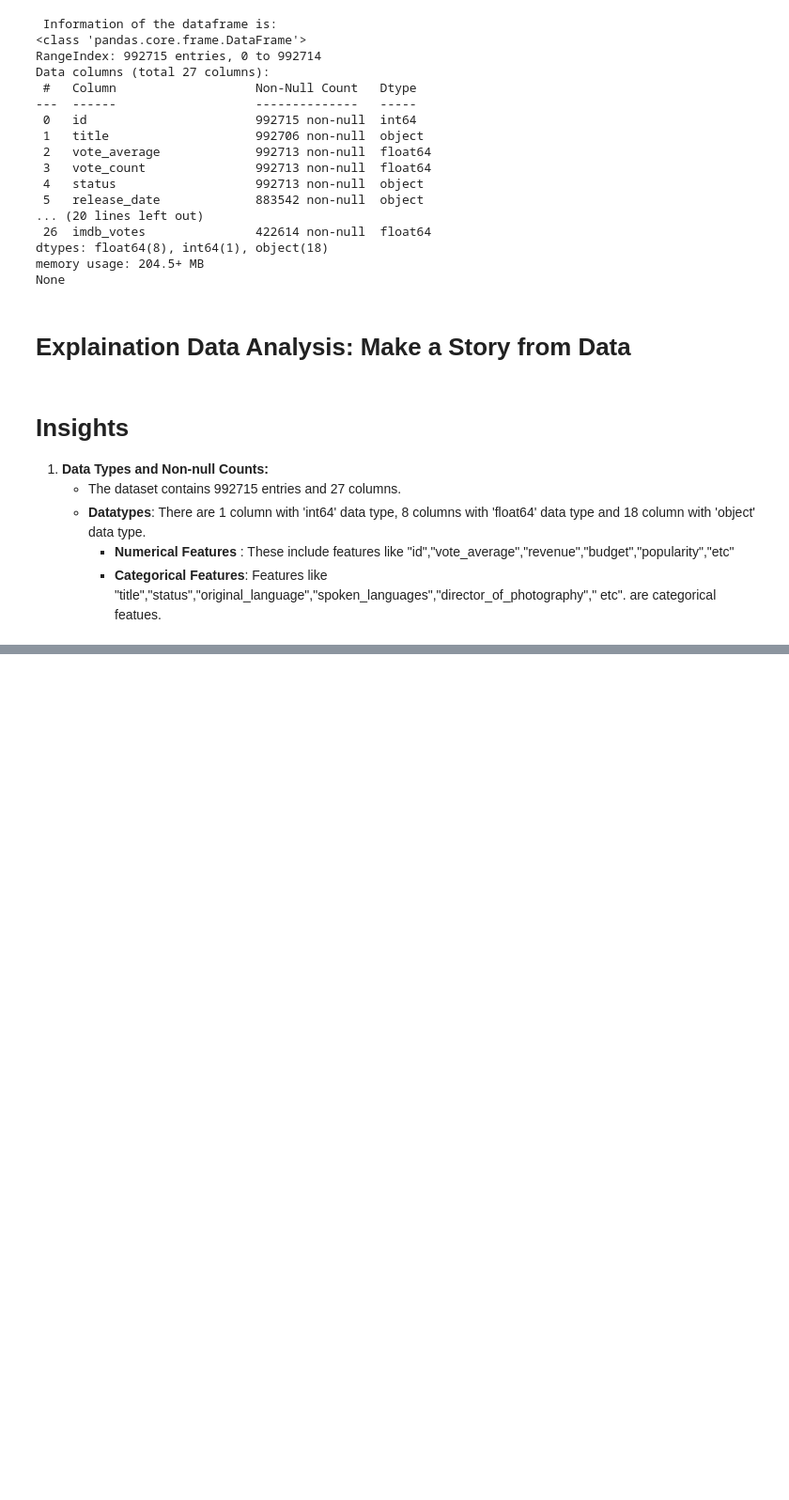
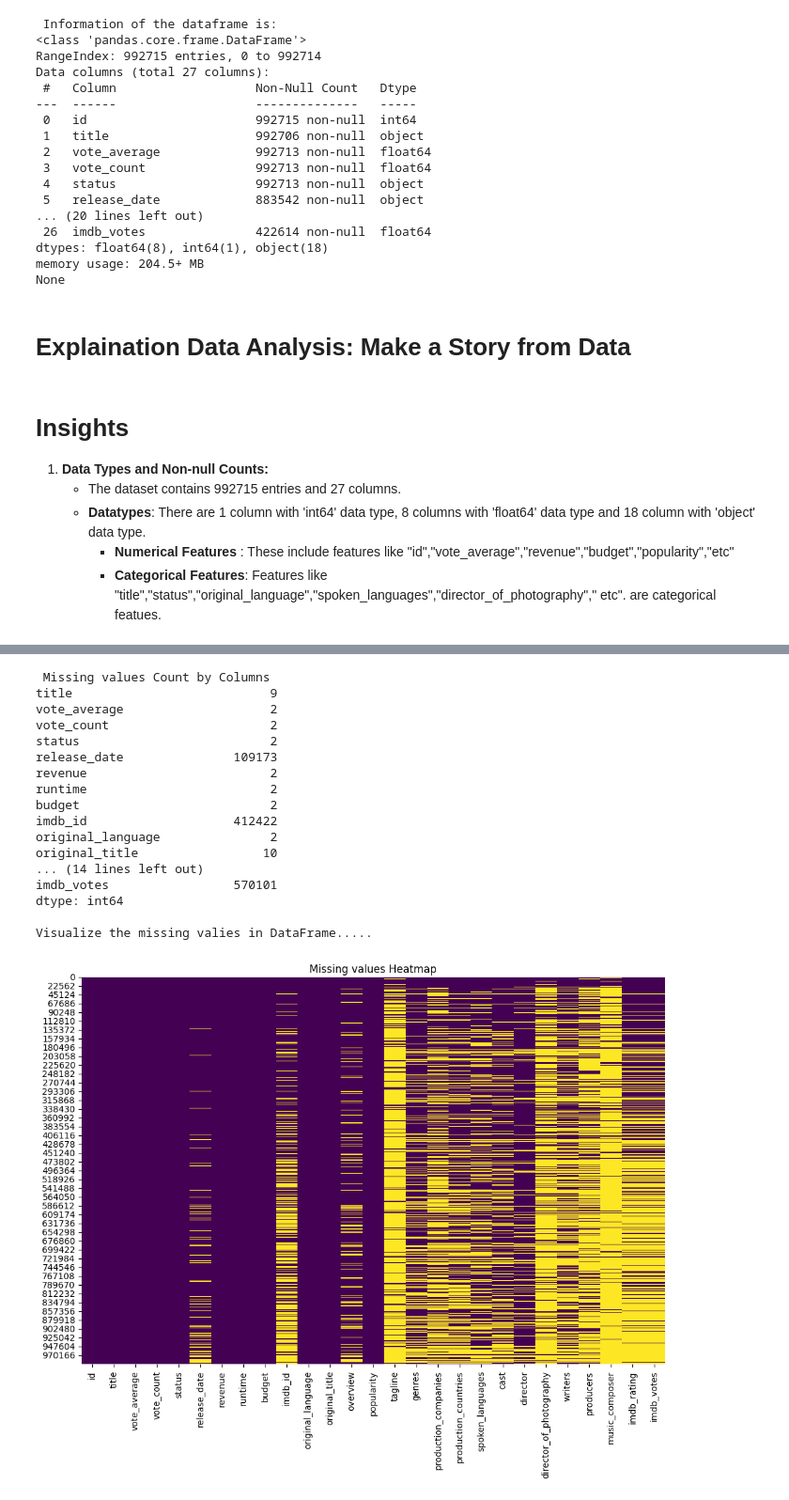
Before and after one commit to ankitgaur0/movie_recommendation_system, a Jupyter notebook: analysis/EDA.ipynb, the cells around one changed output, grey strips where cells are left out. Shown at 94% size. Cells and saved outputs as stored; diff of their text form; code cells hidden in the pictures; blank space fills up the shorter version.

Commit message:
explorartary data analysis file updated

```diff
--- a/analysis/EDA.ipynb
+++ b/analysis/EDA.ipynb
@@ -139,0 +142,24 @@ None
+# %%
+#initialize the missing_values_analysis
+miss_values=Missing_Values()
+# %%
+miss_values.analyze(df)
+# %% [output]
+ Missing values Count by Columns
+title                           9
+vote_average                    2
+vote_count                      2
+status                          2
+release_date               109173
+revenue                         2
+runtime                         2
+budget                          2
+imdb_id                    412422
+original_language               2
+original_title                 10
+... (14 lines left out)
+imdb_votes                 570101
+dtype: int64
+
+Visualize the missing valies in DataFrame.....
+[figure, added]
```
Also changed, not shown: parts of 3 cells of this notebook.
